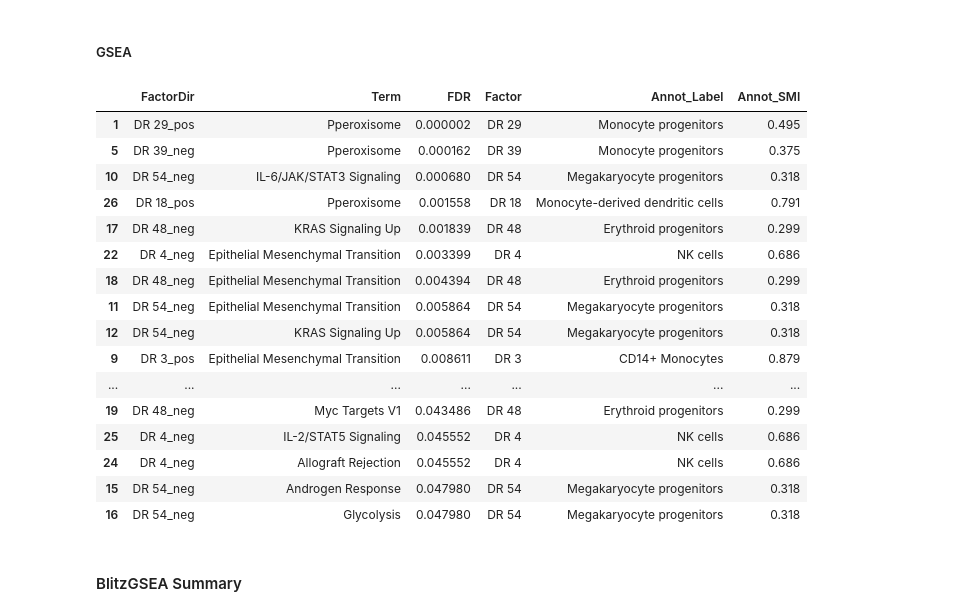
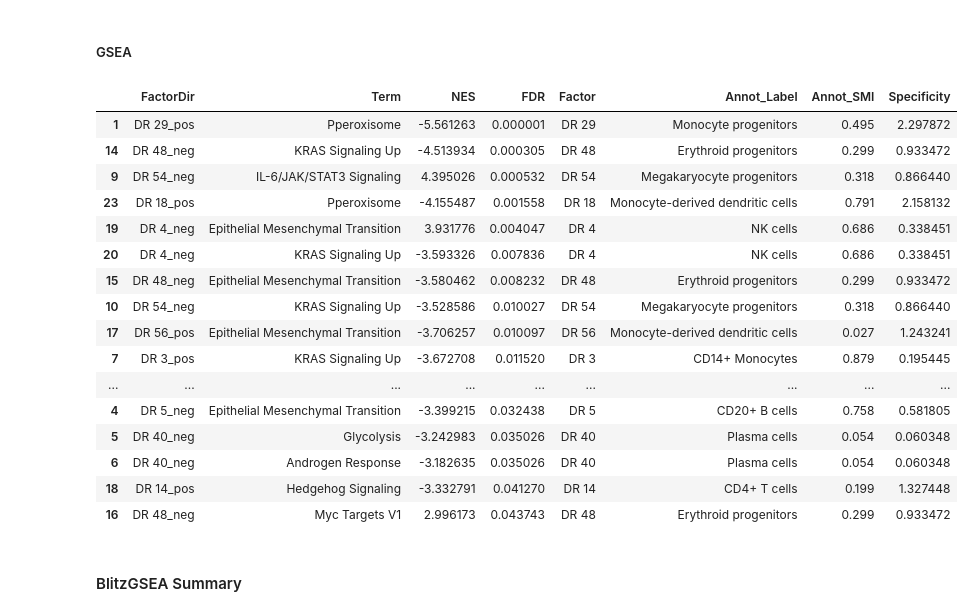
Before and after one commit to clarasoekler/DRVI_tutorials, a Jupyter notebook: identification_of_factors.ipynb, the cells around one changed output. Saved outputs shown, nothing was run; the diff lists cells and outputs as text; code cells hidden in the pictures.

Commit message:
V1 of LLM based tools

```diff
--- a/identification_of_factors.ipynb
+++ b/identification_of_factors.ipynb
@@ -501,4 +510,24 @@ def tool_coverage_summary(results_df, sig_df, factor_col, term_col, pval_col, to
     print(f"{tool_name} coverage (FDR<{FDR}): {coverage:.2f}% ({n_hit}/{n_total})") ## how many percent of latent factors got at least one significant annotation? We ignore the direction (_pos/_neg) when calculating coverage, as they represent the same underlying factor.
     print(f"Unique terms: {n_terms}") ## how many unique terms were found? This indicates the diversity of biological processes captured by the factors.
     print(f"{effect_label}: {effect_str}") ## how strong are the effects? For ORA tools we use median -log10(p), for GSEA tools we use median NES. Higher values indicate stronger associations between factors and annotations.
+
+#Per-factor specificity: gap between best and second-best term.
+# Analogous to CellTypist's SMI(best) - SMI(second-best).
+#For GSEA tools (use_nes=True): uses |NES| as effect size.
+# For ORA/footprint tools: uses -log10(p-value)
+def compute_tool_specificity(df, factor_col, score_col, use_nes=False):
+    tmp = df.copy()
+    tmp["_factor"] = strip_factor(tmp[factor_col]).values
+    if use_nes:
+        tmp["_score"] = tmp[score_col].abs()
+    else:
+        tmp["_score"] = -np.log10(tmp[score_col].clip(lower=1e-300))
+
+    def _gap(g):
+        top2 = g.nlargest(2)
+        best = top2.iloc[0] if len(top2) > 0 else 0.0
+        second = top2.iloc[1] if len(top2) > 1 else 0.0
+        return best - second
+
+    return tmp.groupby("_factor")["_score"].apply(_gap).rename("Specificity")
 # %% [markdown]
@@ -806,28 +903,29 @@ for factor_dir, s in ranked_inputs.items():
 
 blitzgsea_summary = pd.concat(blitz_rows, ignore_index=True) if blitz_rows else pd.DataFrame(columns=["FactorDir", "Term", "NES", "FDR"])
 # %%
-sig_blitz = blitzgsea_summary.query("FDR < @FDR")[["FactorDir", "Term", "FDR"]].copy()
+sig_blitz = blitzgsea_summary.query("FDR < @FDR")[["FactorDir", "Term", "NES", "FDR"]].copy()
 sig_blitz["Factor"] = strip_factor(sig_blitz["FactorDir"]).values
-sig_blitz = sig_blitz.merge(annot_map, on="Factor", how="left")
+spec = compute_tool_specificity(blitzgsea_summary, "FactorDir", "NES", use_nes=True)
+sig_blitz = sig_blitz.merge(annot_map, on="Factor", how="left").merge(spec, left_on="Factor", right_index=True, how="left")
 display(sig_blitz.sort_values("FDR"))
 # %% [output]
-|  | FactorDir | Term | FDR | Factor | Annot_Label | Annot_SMI |
-| 1 | DR 29_pos | Pperoxisome | 0.000002 | DR 29 | Monocyte progenitors | 0.495 |
-| 5 | DR 39_neg | Pperoxisome | 0.000162 | DR 39 | Monocyte progenitors | 0.375 |
-| 10 | DR 54_neg | IL-6/JAK/STAT3 Signaling | 0.000680 | DR 54 | Megakaryocyte progenitors | 0.318 |
-| 26 | DR 18_pos | Pperoxisome | 0.001558 | DR 18 | Monocyte-derived dendritic cells | 0.791 |
-| 17 | DR 48_neg | KRAS Signaling Up | 0.001839 | DR 48 | Erythroid progenitors | 0.299 |
-| 22 | DR 4_neg | Epithelial Mesenchymal Transition | 0.003399 | DR 4 | NK cells | 0.686 |
-| 18 | DR 48_neg | Epithelial Mesenchymal Transition | 0.004394 | DR 48 | Erythroid progenitors | 0.299 |
-| 11 | DR 54_neg | Epithelial Mesenchymal Transition | 0.005864 | DR 54 | Megakaryocyte progenitors | 0.318 |
-| 12 | DR 54_neg | KRAS Signaling Up | 0.005864 | DR 54 | Megakaryocyte progenitors | 0.318 |
-| 9 | DR 3_pos | Epithelial Mesenchymal Transition | 0.008611 | DR 3 | CD14+ Monocytes | 0.879 |
-| ... | ... | ... | ... | ... | ... | ... |
-| 19 | DR 48_neg | Myc Targets V1 | 0.043486 | DR 48 | Erythroid progenitors | 0.299 |
-| 25 | DR 4_neg | IL-2/STAT5 Signaling | 0.045552 | DR 4 | NK cells | 0.686 |
-| 24 | DR 4_neg | Allograft Rejection | 0.045552 | DR 4 | NK cells | 0.686 |
-| 15 | DR 54_neg | Androgen Response | 0.047980 | DR 54 | Megakaryocyte progenitors | 0.318 |
-| 16 | DR 54_neg | Glycolysis | 0.047980 | DR 54 | Megakaryocyte progenitors | 0.318 |
+|  | FactorDir | Term | NES | FDR | Factor | Annot_Label | Annot_SMI | Specificity |
+| 1 | DR 29_pos | Pperoxisome | -5.561263 | 0.000001 | DR 29 | Monocyte progenitors | 0.495 | 2.297872 |
+| 14 | DR 48_neg | KRAS Signaling Up | -4.513934 | 0.000305 | DR 48 | Erythroid progenitors | 0.299 | 0.933472 |
+| 9 | DR 54_neg | IL-6/JAK/STAT3 Signaling | 4.395026 | 0.000532 | DR 54 | Megakaryocyte progenitors | 0.318 | 0.866440 |
+| 23 | DR 18_pos | Pperoxisome | -4.155487 | 0.001558 | DR 18 | Monocyte-derived dendritic cells | 0.791 | 2.158132 |
+| 19 | DR 4_neg | Epithelial Mesenchymal Transition | 3.931776 | 0.004047 | DR 4 | NK cells | 0.686 | 0.338451 |
+| 20 | DR 4_neg | KRAS Signaling Up | -3.593326 | 0.007836 | DR 4 | NK cells | 0.686 | 0.338451 |
+| 15 | DR 48_neg | Epithelial Mesenchymal Transition | -3.580462 | 0.008232 | DR 48 | Erythroid progenitors | 0.299 | 0.933472 |
+| 10 | DR 54_neg | KRAS Signaling Up | -3.528586 | 0.010027 | DR 54 | Megakaryocyte progenitors | 0.318 | 0.866440 |
+| 17 | DR 56_pos | Epithelial Mesenchymal Transition | -3.706257 | 0.010097 | DR 56 | Monocyte-derived dendritic cells | 0.027 | 1.243241 |
+| 7 | DR 3_pos | KRAS Signaling Up | -3.672708 | 0.011520 | DR 3 | CD14+ Monocytes | 0.879 | 0.195445 |
+| ... | ... | ... | ... | ... | ... | ... | ... | ... |
+| 4 | DR 5_neg | Epithelial Mesenchymal Transition | -3.399215 | 0.032438 | DR 5 | CD20+ B cells | 0.758 | 0.581805 |
+| 5 | DR 40_neg | Glycolysis | -3.242983 | 0.035026 | DR 40 | Plasma cells | 0.054 | 0.060348 |
+| 6 | DR 40_neg | Androgen Response | -3.182635 | 0.035026 | DR 40 | Plasma cells | 0.054 | 0.060348 |
+| 18 | DR 14_pos | Hedgehog Signaling | -3.332791 | 0.041270 | DR 14 | CD4+ T cells | 0.199 | 1.327448 |
+| 16 | DR 48_neg | Myc Targets V1 | 2.996173 | 0.043743 | DR 48 | Erythroid progenitors | 0.299 | 0.933472 |
 # %% [markdown]
 #### BlitzGSEA Summary
 # %%
```
Also changed, not shown: parts of 27 cells of this notebook.
